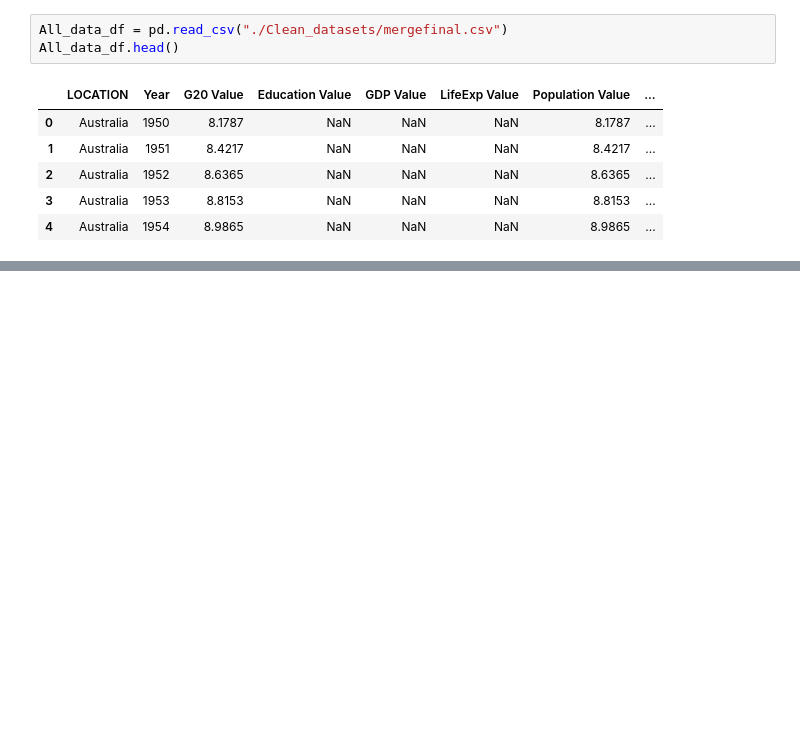
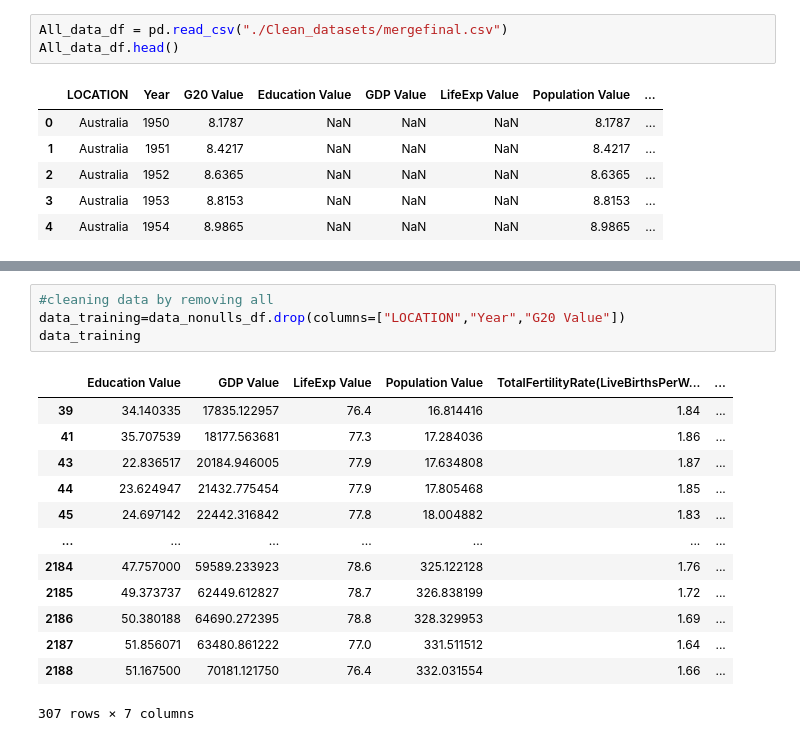
Before and after one commit to ElvisTheCoder/Project4, a Jupyter notebook: Regresssion_Modeling.ipynb, the cells around one changed output, grey strips where cells are left out. Drawn from its saved outputs; the diff is of its cells as text; blank space fills up the shorter version.

```diff
--- a/Regresssion_Modeling.ipynb
+++ b/Regresssion_Modeling.ipynb
@@ -199,0 +125,18 @@ regression_per_country
+# %%
+#cleaning data by removing all
+data_training=data_nonulls_df.drop(columns=["LOCATION","Year","G20 Value"])
+data_training
+# %% [output]
+|  | Education Value | GDP Value | LifeExp Value | Population Value | TotalFertilityRate(LiveBirthsPerW... | ... |
+| 39 | 34.140335 | 17835.122957 | 76.4 | 16.814416 | 1.84 | ... |
+| 41 | 35.707539 | 18177.563681 | 77.3 | 17.284036 | 1.86 | ... |
+| 43 | 22.836517 | 20184.946005 | 77.9 | 17.634808 | 1.87 | ... |
+| 44 | 23.624947 | 21432.775454 | 77.9 | 17.805468 | 1.85 | ... |
+| 45 | 24.697142 | 22442.316842 | 77.8 | 18.004882 | 1.83 | ... |
+| ... | ... | ... | ... | ... | ... | ... |
+| 2184 | 47.757000 | 59589.233923 | 78.6 | 325.122128 | 1.76 | ... |
+| 2185 | 49.373737 | 62449.612827 | 78.7 | 326.838199 | 1.72 | ... |
+| 2186 | 50.380188 | 64690.272395 | 78.8 | 328.329953 | 1.69 | ... |
+| 2187 | 51.856071 | 63480.861222 | 77.0 | 331.511512 | 1.64 | ... |
+| 2188 | 51.167500 | 70181.121750 | 76.4 | 332.031554 | 1.66 | ... |
+307 rows × 7 columns
```
Also changed, not shown: parts of 24 cells of this notebook.
